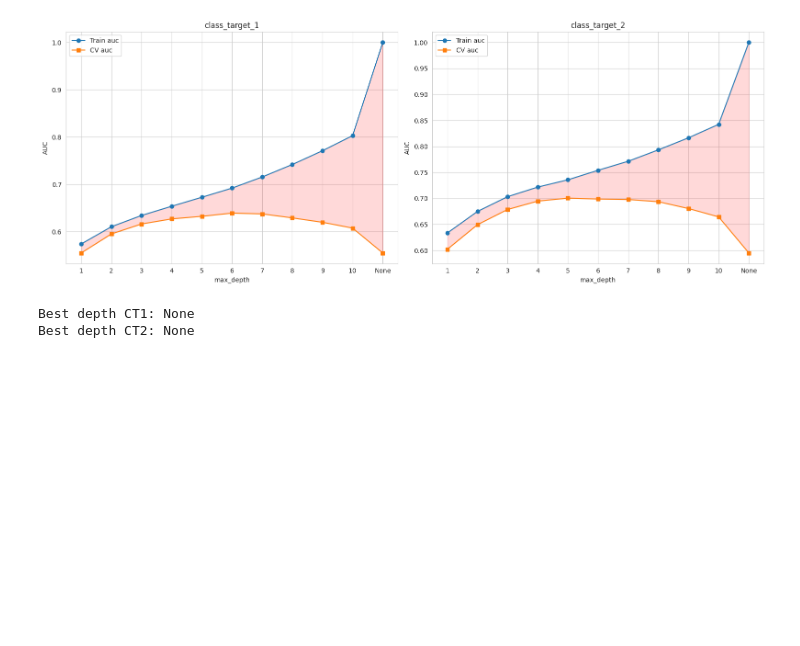
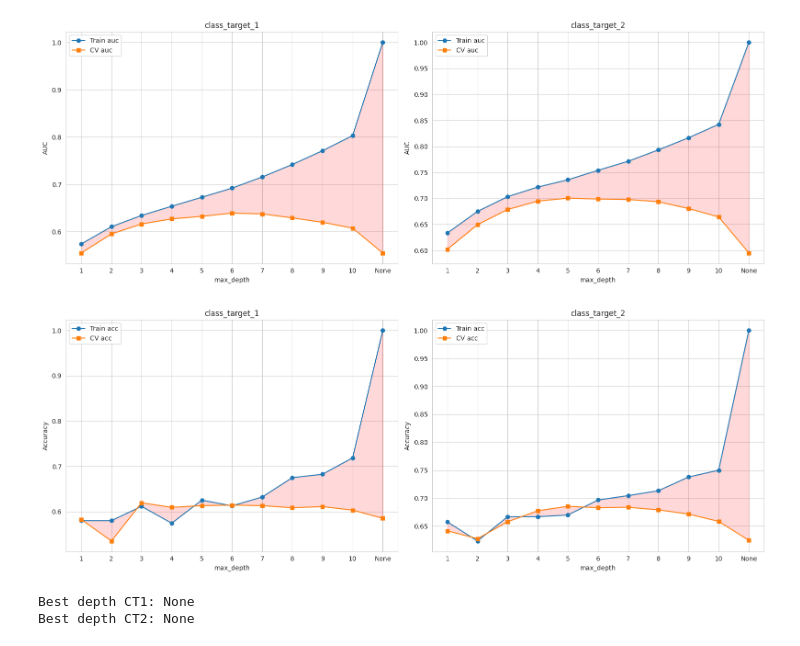
Before and after one commit to Jeshurun-B/EMA-optimizer-pipeline-v2, a Jupyter notebook: coolab_notebooks/week4_decision_trees_original.ipynb, the cells around one changed output. Saved outputs shown, nothing was run; the diff lists cells and outputs as text; code cells hidden in the pictures; blank space fills up the shorter version.

```diff
--- a/coolab_notebooks/week4_decision_trees_original.ipynb
+++ b/coolab_notebooks/week4_decision_trees_original.ipynb
@@ -832,6 +832,25 @@ plt.show()
 #     If so, what might explain that — is one target "easier" to learn than the other?
 # %% [output]
 [figure]
+# %%
+# ============================================================
+# TODO: Plot train vs CV accuracy across depths, one panel per target
+# ============================================================
+fig, axes = plt.subplots(1, 2, figsize=(16, 6))
+#
+# TODO:
+for ax, target in zip(axes, ['class_target_1', 'class_target_2']):
+    sub = bv_df[bv_df['target'] == target]
+    x = range(len(sub))
+    ax.plot(x, sub['train_acc'], marker='o', label='Train acc')
+    ax.plot(x, sub['cv_acc'], marker='s', label='CV acc')
+    ax.fill_between(x, sub['cv_acc'], sub['train_acc'], alpha=0.15, color='red')
+    ax.set_xticks(x); ax.set_xticklabels(sub['depth'])
+    ax.set_xlabel('max_depth'); ax.set_ylabel('Accuracy'); ax.set_title(target); ax.legend()
+plt.tight_layout()
+plt.show()
+# %% [output]
+[figure, added]
 # %%
 # TODO: once you've identified the best depth from the plot above, store it here
 # so later cells can reference it without you re-reading the chart each time.
```
